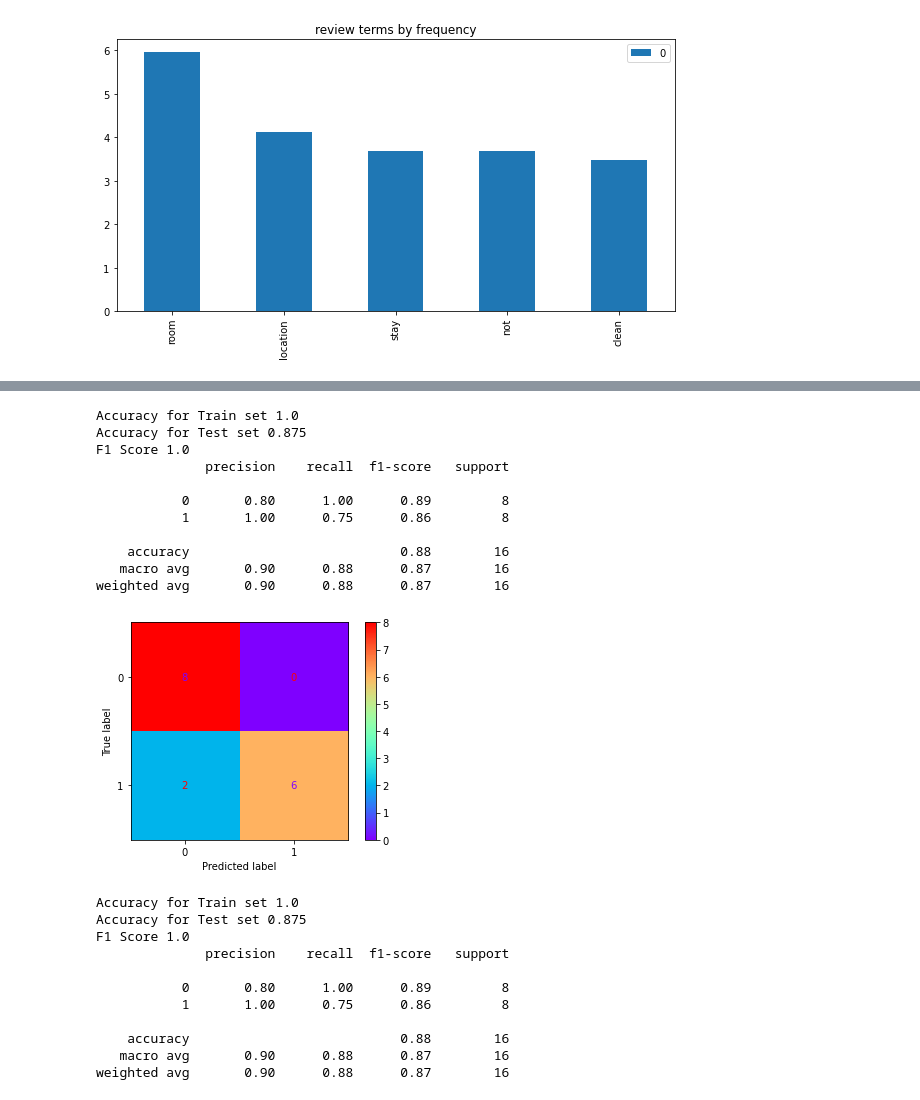
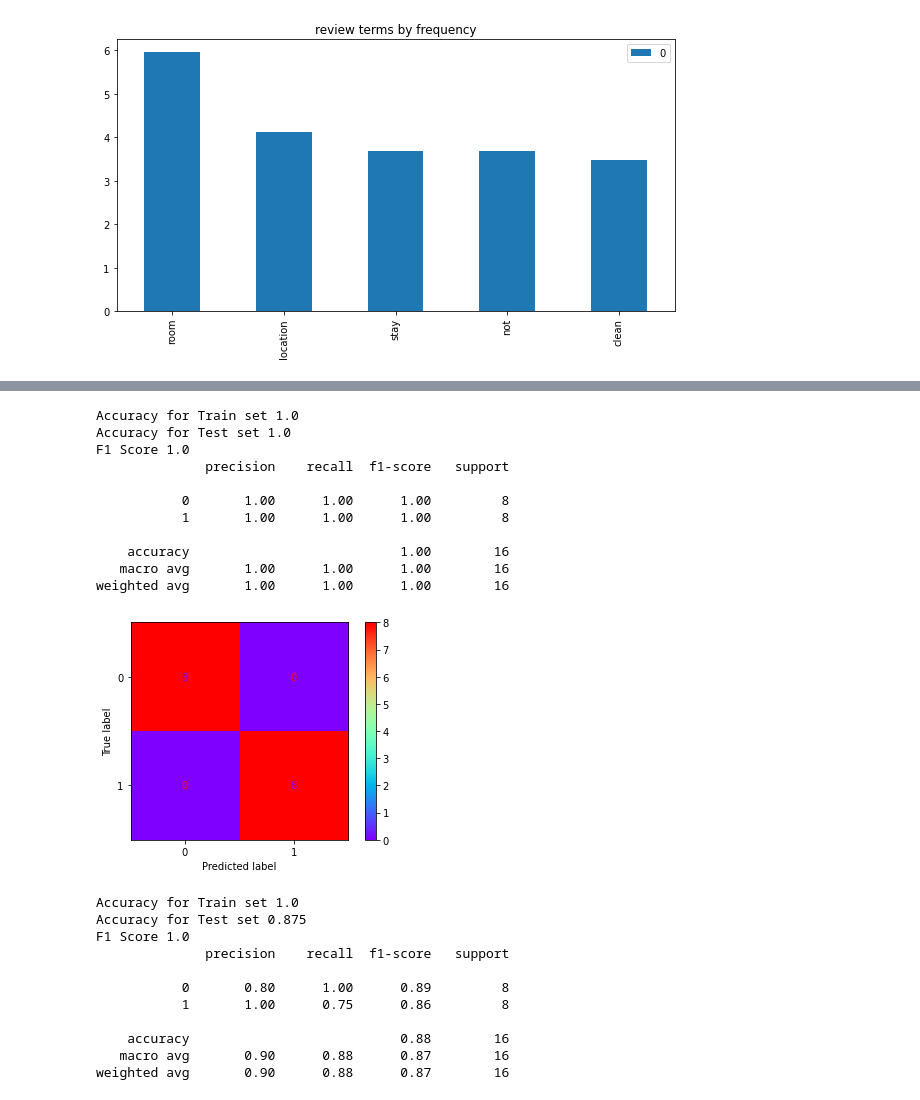
Before and after one commit to yvki/INF1002Py, a Jupyter notebook: DataAnalyse/tapantaiinn.ipynb, the cells around one changed output, grey strips where cells are left out. Saved outputs shown, nothing was run; the diff lists cells and outputs as text; code cells hidden in the pictures.

Commit message:
add alpha for nb and auroc chart

```diff
--- a/DataAnalyse/tapantaiinn.ipynb
+++ b/DataAnalyse/tapantaiinn.ipynb
@@ -291,20 +291,20 @@ weighted avg       0.79      0.62      0.56        16
 # %%
 # Naive Bayes
-model_naive = MultinomialNB()
+model_naive = MultinomialNB(alpha=1000)
 model_naive.fit(X_train, y_train)
 c_matrix(X_train, X_test, y_train, y_test, model_naive)
 # %% [output]
 Accuracy for Train set 1.0
-Accuracy for Test set 0.875
+Accuracy for Test set 1.0
 F1 Score 1.0
               precision    recall  f1-score   support
 
-           0       0.80      1.00      0.89         8
-           1       1.00      0.75      0.86         8
+           0       1.00      1.00      1.00         8
+           1       1.00      1.00      1.00         8
 
-    accuracy                           0.88        16
-   macro avg       0.90      0.88      0.87        16
-weighted avg       0.90      0.88      0.87        16
+    accuracy                           1.00        16
+   macro avg       1.00      1.00      1.00        16
+weighted avg       1.00      1.00      1.00        16
-[figure, old version]
+[figure, new version]
 # %%
 # Support Vector Classifier
```
Also changed, not shown: parts of 6 cells of this notebook, 3 other files.
